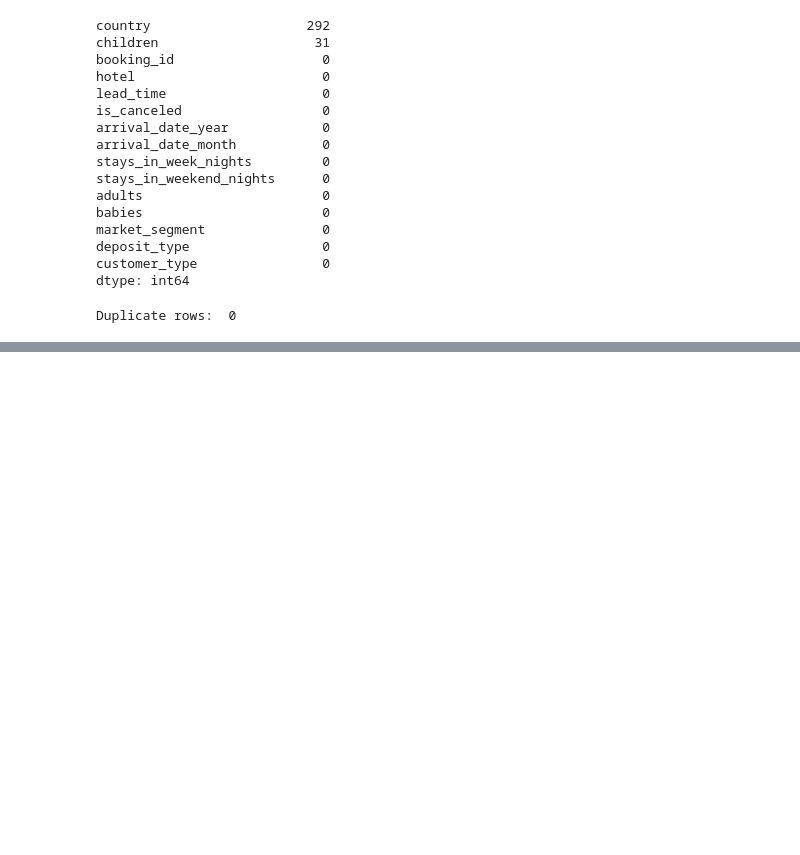
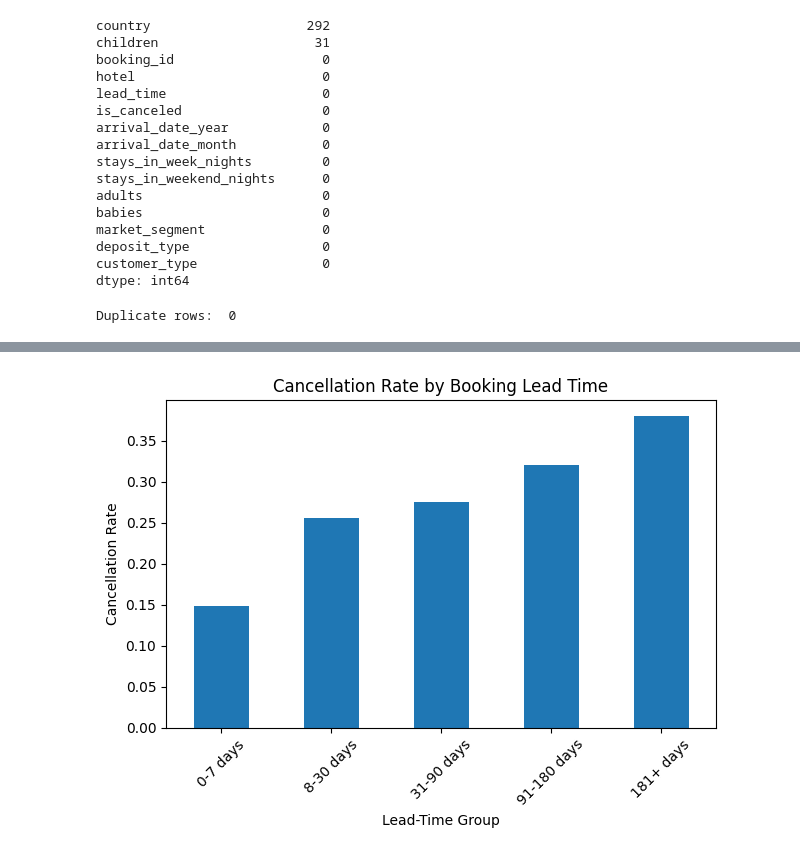
Before and after one commit to Strawby/hotel-booking-analysis, a Jupyter notebook: notebooks/hotel_analysis.ipynb, the cells around one changed output, grey strips where cells are left out. Drawn from its saved outputs; the diff is of its cells as text; code cells hidden in the pictures; blank space fills up the shorter version.

```diff
--- a/notebooks/hotel_analysis.ipynb
+++ b/notebooks/hotel_analysis.ipynb
@@ -130,0 +143,5 @@ clean["children"] = clean["children"].fillna(0)
+# %%
+# Remove clearly invalid rows
+clean = clean[clean["total_guests"] > 0]
+clean = clean[clean["total_nights"] > 0]
+clean = clean[clean["adr"] >= 0]
@@ -130,0 +172,18 @@ clean["children"] = clean["children"].fillna(0)
+# %%
+# Question 2: Does cancellation rate change with lead time?
+clean["lead_time_group"] = pd.cut(
+ clean["lead_time"],
+ bins=[-1, 7, 30, 90, 180, float("inf")],
+ labels=[
+ "0-7 days",
+ "8-30 days",
+ "31-90 days",
+ "91-180 days",
+ "181+ days",
+ ],
+)
+lead_time_results = (
+ clean.groupby("lead_time_group", observed=False)["is_canceled"]
+ .agg(["mean", "count"])
+)
+display(lead_time_results)
@@ -130,0 +198,14 @@ clean["children"] = clean["children"].fillna(0)
+# %%
+lead_time_results["mean"].plot(kind="bar")
+plt.title("Cancellation Rate by Booking Lead Time")
+plt.xlabel("Lead-Time Group")
+plt.ylabel("Cancellation Rate")
+plt.xticks(rotation=45)
+plt.tight_layout()
+plt.savefig(
+ "../reports/figures/cancellations_by_lead_time.png",
+ dpi=150,
+)
+plt.show()
+# %% [output]
+[figure, added]
```
Also changed, not shown: parts of 7 cells of this notebook, 3 other files.
